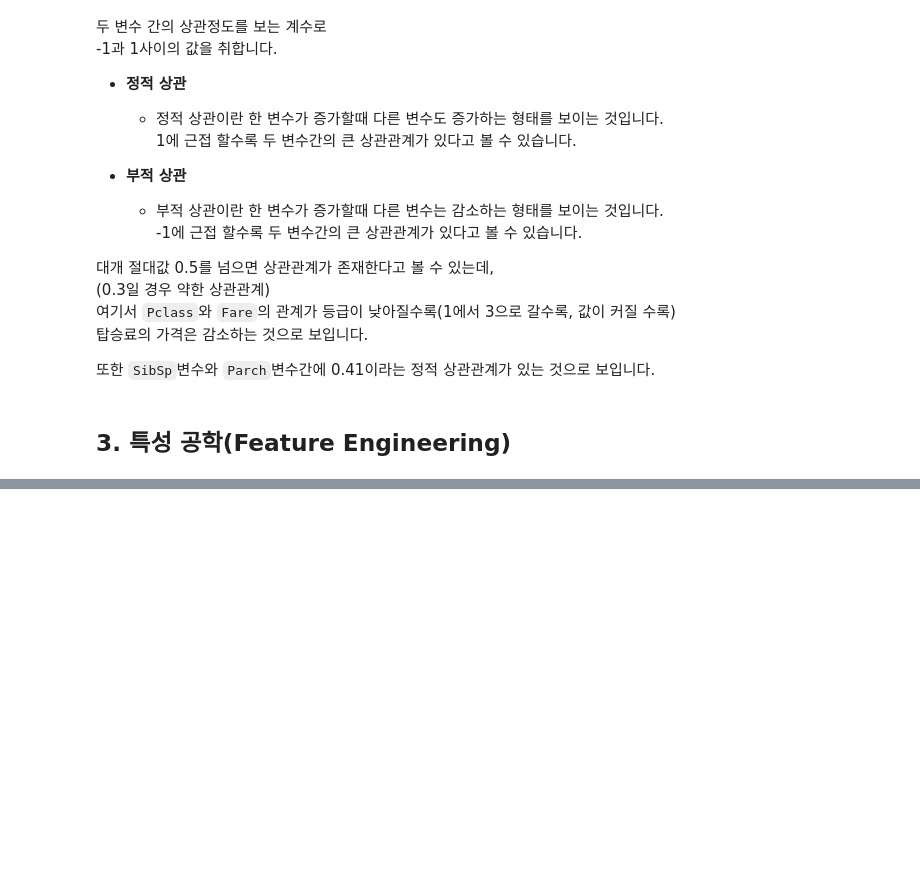
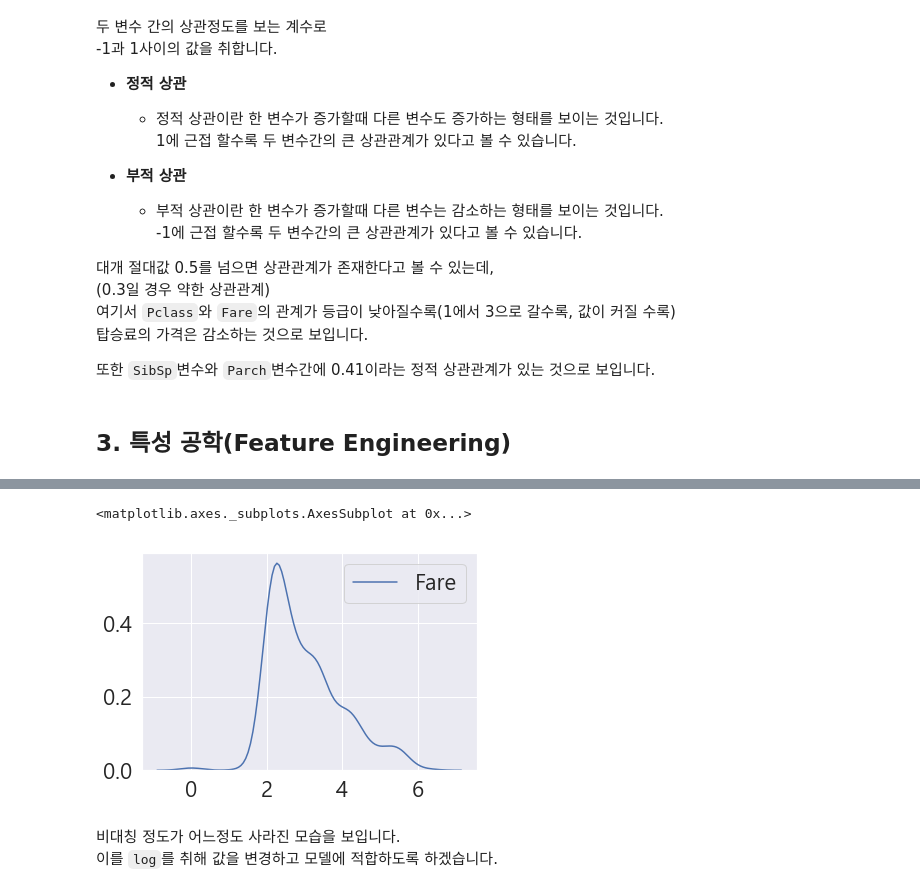
Before and after one commit to hodurie/Kaggle_Challenge, a Jupyter notebook: titanic/Baseline.ipynb, the cells around one changed output, grey strips where cells are left out. Saved outputs shown, nothing was run; the diff lists cells and outputs as text; code cells hidden in the pictures; blank space fills up the shorter version.

```diff
--- a/titanic/Baseline.ipynb
+++ b/titanic/Baseline.ipynb
@@ -964,0 +1351,2 @@ df_test.drop('PassengerId', axis = 1, inplace = True)
+# %%
+df_test['Embarked'] = df_test['Embarked'].map({'S' : 0, 'C' : 1, 'Q' : 2})
@@ -964,0 +1384,2 @@ df_test.drop('PassengerId', axis = 1, inplace = True)
+# %%
+df_test.loc[df_test['Fare'].isnull(), 'Fare'] = 7.8958
@@ -964,0 +1402,8 @@ df_test.drop('PassengerId', axis = 1, inplace = True)
+# %%
+sns.kdeplot(np.log1p(df_test['Fare']))
+# %% [output]
+<matplotlib.axes._subplots.AxesSubplot at 0x...>
+[figure, added]
+# %% [markdown]
+비대칭 정도가 어느정도 사라진 모습을 보입니다.
+이를 `log`를 취해 값을 변경하고 모델에 적합하도록 하겠습니다.
```
Also changed, not shown: parts of 71 cells of this notebook.
